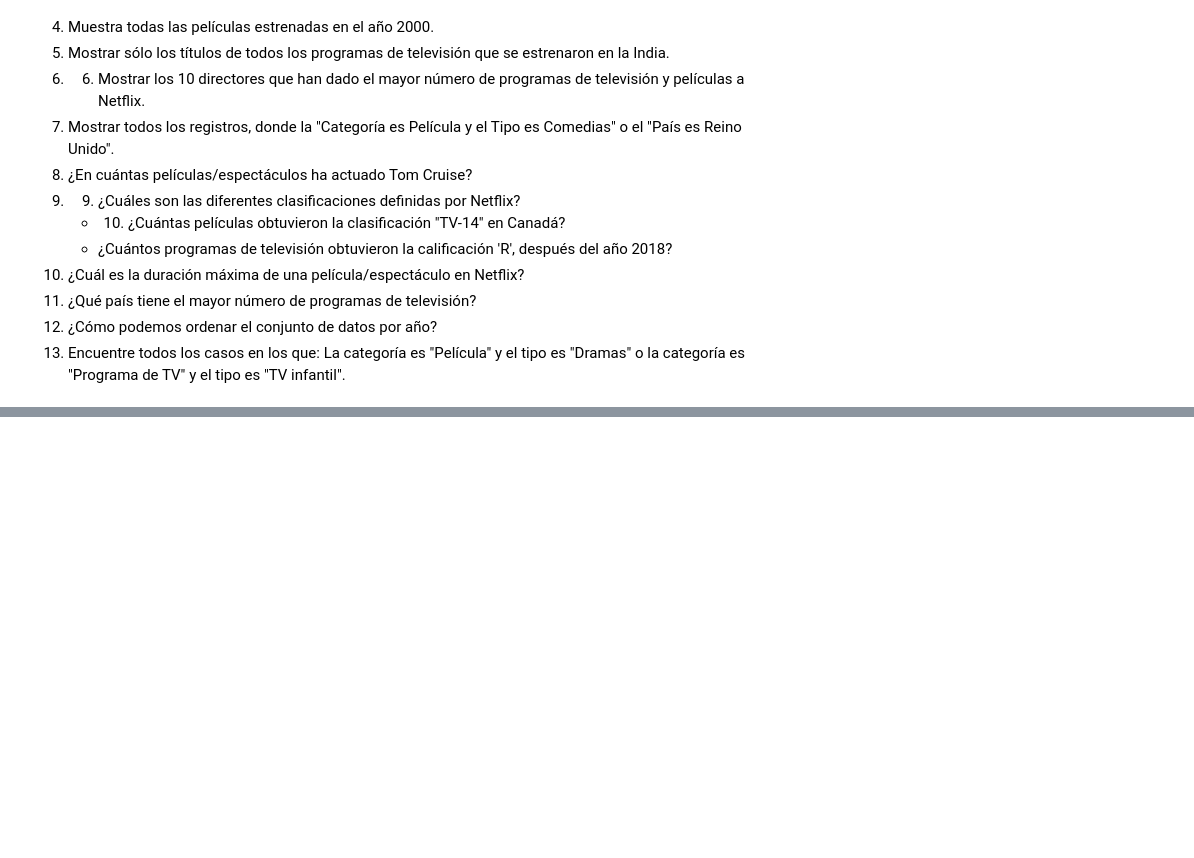
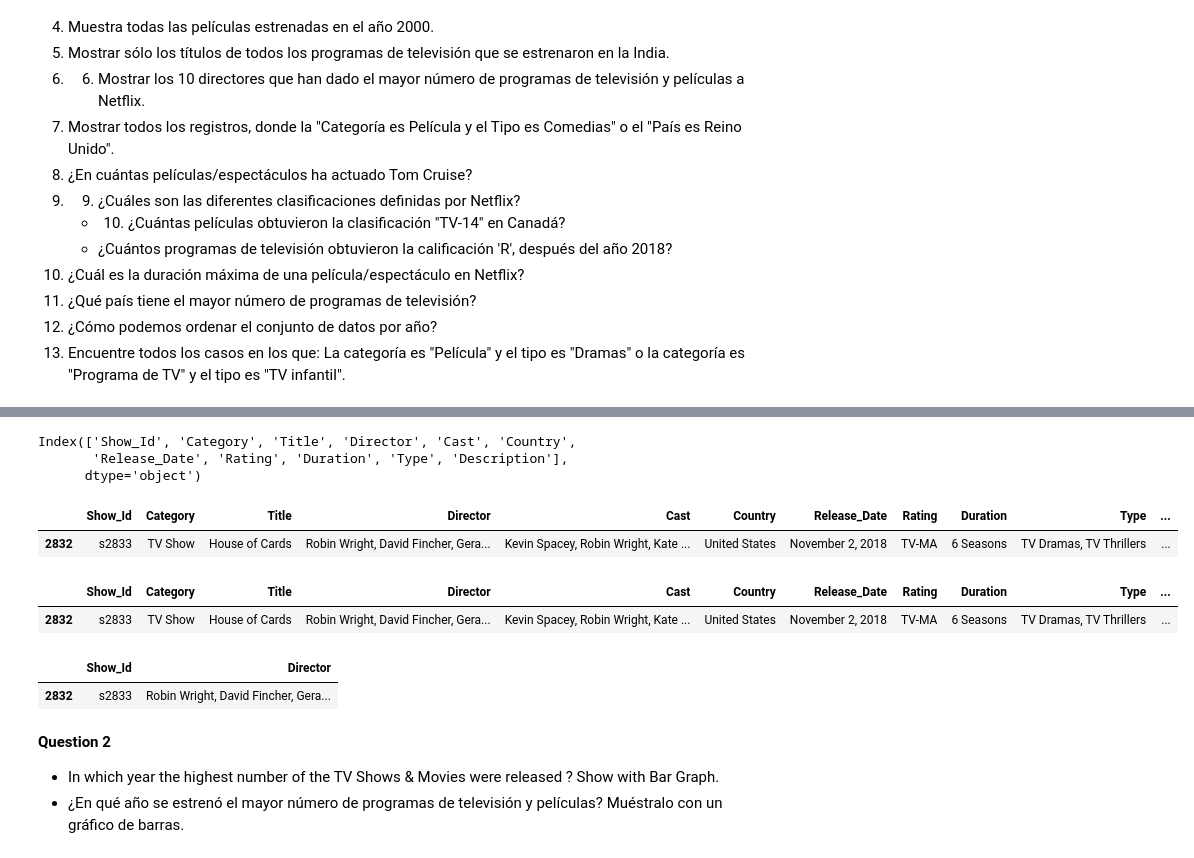
Before and after one commit to MkCst/Data-analysis, a Jupyter notebook: A8Netflix.ipynb, the cells around one changed output, grey strips where cells are left out. Cells and saved outputs as stored; diff of their text form; code cells hidden in the pictures; blank space fills up the shorter version.

```diff
--- a/A8Netflix.ipynb
+++ b/A8Netflix.ipynb
@@ -80,0 +223,27 @@ df = pd.read_csv('A8Netflix Dataset.csv')
+# %%
+df.columns
+# %% [output]
+Index(['Show_Id', 'Category', 'Title', 'Director', 'Cast', 'Country',
+       'Release_Date', 'Rating', 'Duration', 'Type', 'Description'],
+      dtype='object')
+# %%
+# Usando la funcin isin
+df[df.Title.isin(['House of Cards'])]
+# %% [output]
+|  | Show_Id | Category | Title | Director | Cast | Country | Release_Date | Rating | Duration | Type | ... |
+| 2832 | s2833 | TV Show | House of Cards | Robin Wright, David Fincher, Gera... | Kevin Spacey, Robin Wright, Kate ... | United States | November 2, 2018 | TV-MA | 6 Seasons | TV Dramas, TV Thrillers | ... |
+# %%
+df[df['Title'].str.contains('House of Cards')]
+# %% [output]
+|  | Show_Id | Category | Title | Director | Cast | Country | Release_Date | Rating | Duration | Type | ... |
+| 2832 | s2833 | TV Show | House of Cards | Robin Wright, David Fincher, Gera... | Kevin Spacey, Robin Wright, Kate ... | United States | November 2, 2018 | TV-MA | 6 Seasons | TV Dramas, TV Thrillers | ... |
+# %%
+# Mostrando solo lo pedido
+df[df['Title'].str.contains('House of Cards')][['Show_Id', 'Director']]
+# %% [output]
+|  | Show_Id | Director |
+| 2832 | s2833 | Robin Wright, David Fincher, Gera... |
+# %% [markdown]
+**Question 2**
+* In which year the highest number of the TV Shows & Movies were released ? Show with Bar Graph.
+* ¿En qué año se estrenó el mayor número de programas de televisión y películas? Muéstralo con un gráfico de barras.
```
Also changed, not shown: parts of 23 cells of this notebook.
